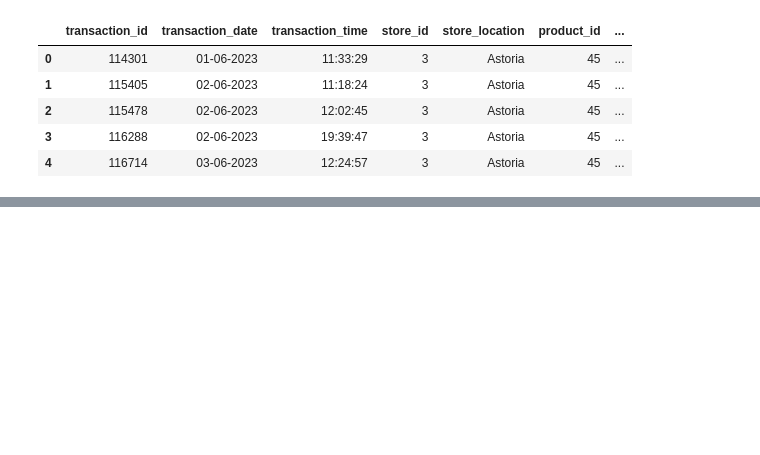
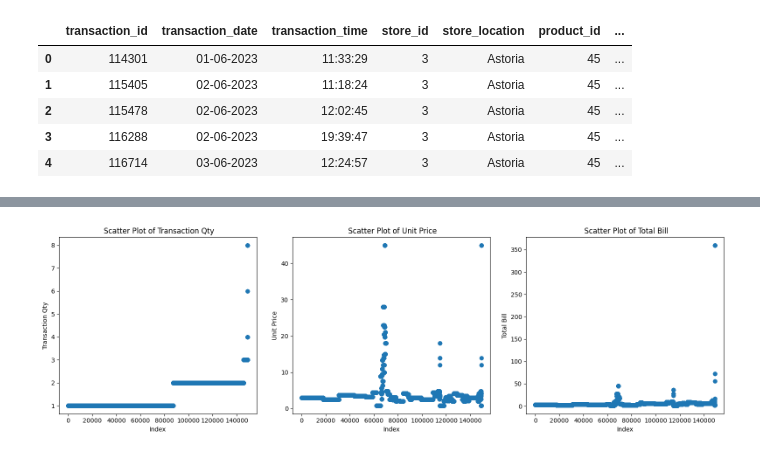
Before and after one commit to jyotiprakashuprety/Coffee_shop_sales_analysis, a Jupyter notebook: EDA.ipynb, the cells around one changed output, grey strips where cells are left out. Drawn from its saved outputs; the diff is of its cells as text; code cells hidden in the pictures; blank space fills up the shorter version.

```diff
--- a/EDA.ipynb
+++ b/EDA.ipynb
@@ -13,0 +96,25 @@ df.head()
+# %%
+plt.figure(figsize=(16, 5))
+
+plt.subplot(1, 3, 1)
+plt.scatter(range(len(df)), df['transaction_qty'])
+plt.title(' Scatter Plot of Transaction Qty')
+plt.xlabel('Index')
+plt.ylabel('Transaction Qty')
+
+plt.subplot(1, 3, 2)
+plt.scatter(range(len(df)), df['unit_price'])
+plt.title(' Scatter Plot of Unit Price')
+plt.xlabel('Index')
+plt.ylabel('Unit Price')
+
+plt.subplot(1, 3, 3)
+plt.scatter(range(len(df)), df['Total_Bill'])
+plt.title(' Scatter Plot of Total Bill')
+plt.xlabel('Index')
+plt.ylabel('Total Bill')
+
+plt.tight_layout()
+plt.show()
+# %% [output]
+[figure, added]
```
Also changed, not shown: parts of 10 cells of this notebook, 1 other file.
